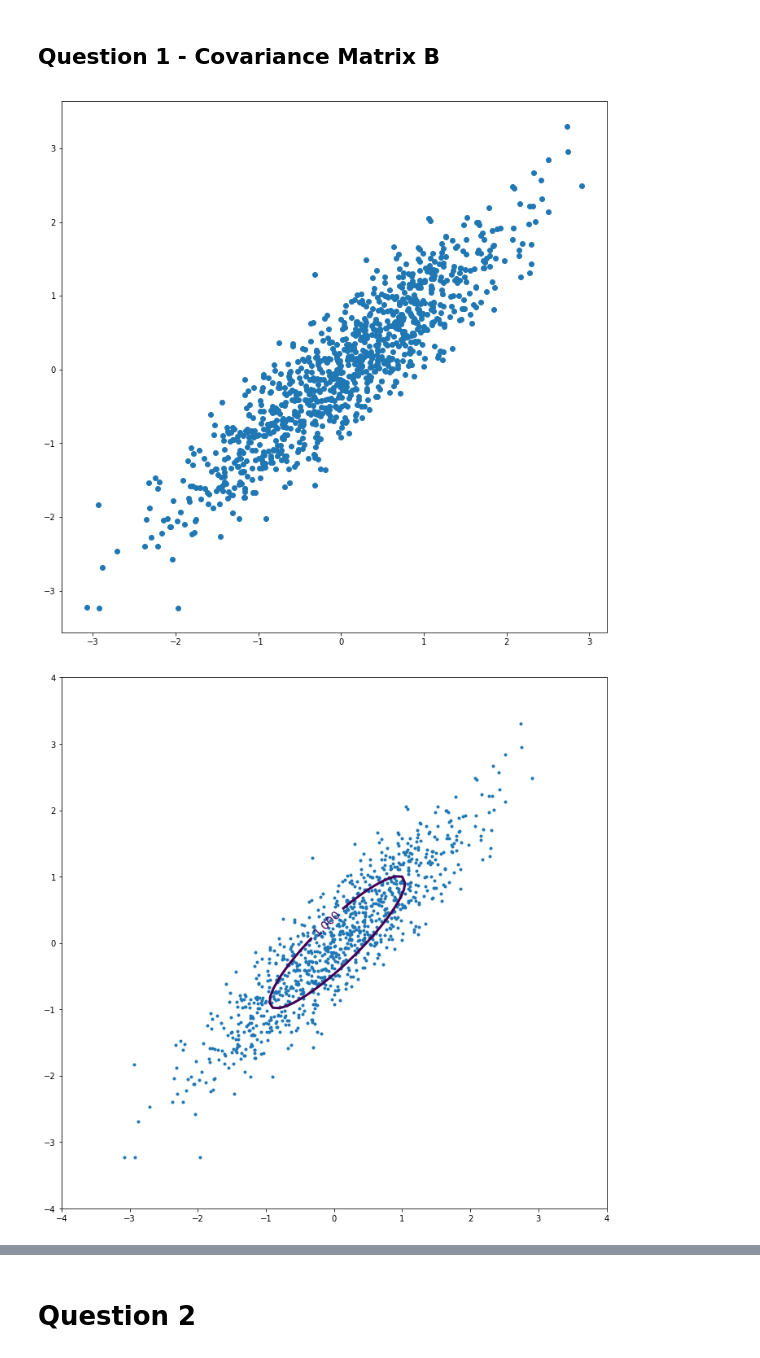
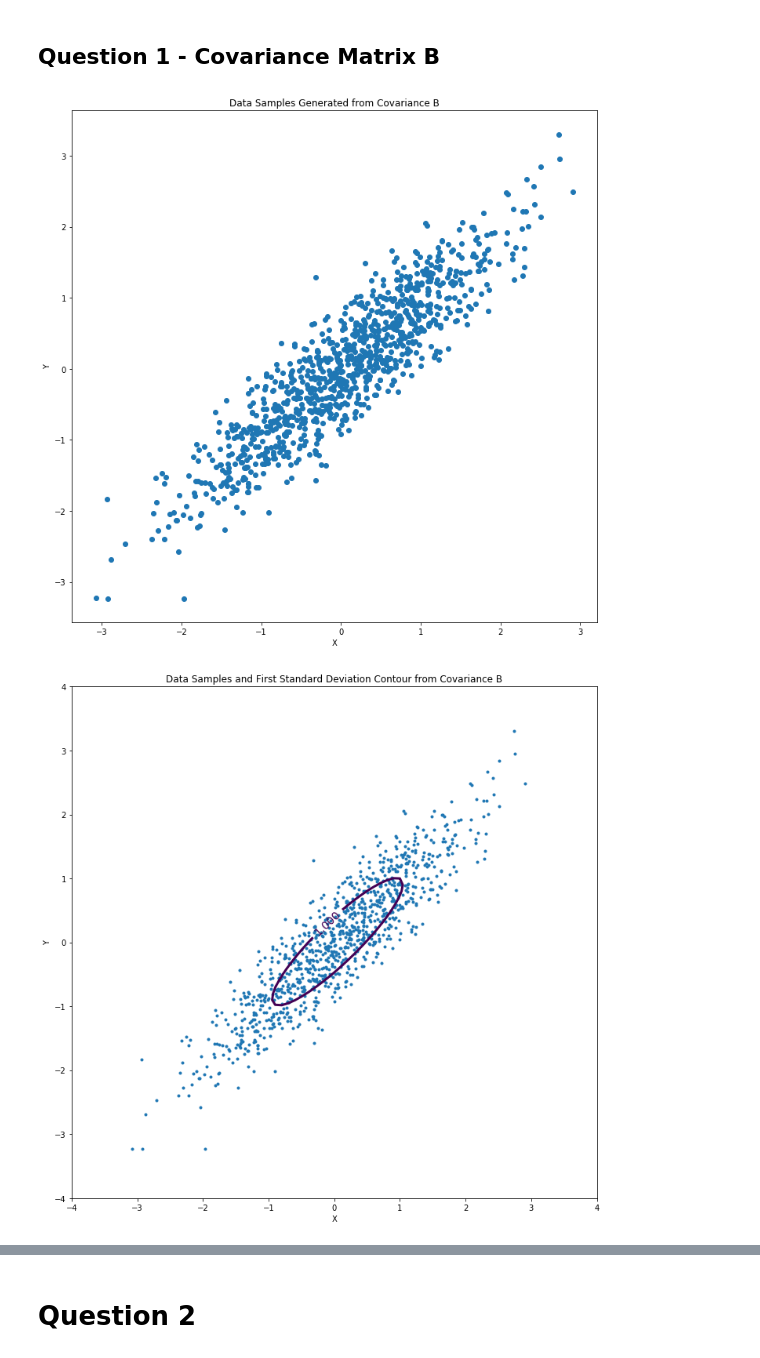
Before and after one commit to sujan-sube/pattern-recognition-asgmt, a Jupyter notebook: assignment-1/assignment-1.ipynb, the cells around one changed output, grey strips where cells are left out. Saved outputs shown, nothing was run; the diff lists cells and outputs as text; code cells hidden in the pictures.

```diff
--- a/assignment-1/assignment-1.ipynb
+++ b/assignment-1/assignment-1.ipynb
@@ -134,16 +148,19 @@ Difference:
 # %%
 # part a
 covariance = np.array([[1, 0.9],[0.9, 1]])
 np.random.seed(2048)
 Y = np.random.randn(n, d)
 chol_cov = np.linalg.cholesky(covariance)
 Y = np.matmul(Y, chol_cov.T)
 
 fig = plt.figure(figsize=(12,12))
 plt.scatter(Y[:,0], Y[:,1])
+plt.xlabel('X')
+plt.ylabel('Y')
+plt.title('Data Samples Generated from Covariance B')
 plt.show()
 # %% [output]
-[figure, old version]
+[figure, new version]
 # %%
 # part b
 
@@ -162,7 +179,7 @@ z = (x - mean0) ** 2 + (y - mean1) ** 2
 # transform given point (x, y) using matrix A
 def transform(x, y, A):
     data = np.array([x, y])
-    z = np.sqrt(np.matmul(data.T, np.matmul(A, data))) # sqrt([x, y]*A*[x, y].T)
+    z = np.sqrt(np.absolute(np.matmul(data.T, np.matmul(A, data)))) # sqrt([x, y]*A*[x, y].T)
     return np.diag(z)
 
 # manipulate circle to obtain standard deviation contour
@@ -184,9 +201,12 @@ xmin, ymin = -4, -4
 xmax, ymax = 4, 4
 ax.set_xlim([xmin, xmax])
 ax.set_ylim([ymin, ymax])
+plt.xlabel('X')
+plt.ylabel('Y')
+plt.title('Data Samples and First Standard Deviation Contour from Covariance B')
 plt.show()
 # %% [output]
-[figure, old version]
+[figure, new version]
 # %%
 # part c and d
 
```
Also changed, not shown: parts of 12 cells of this notebook.
